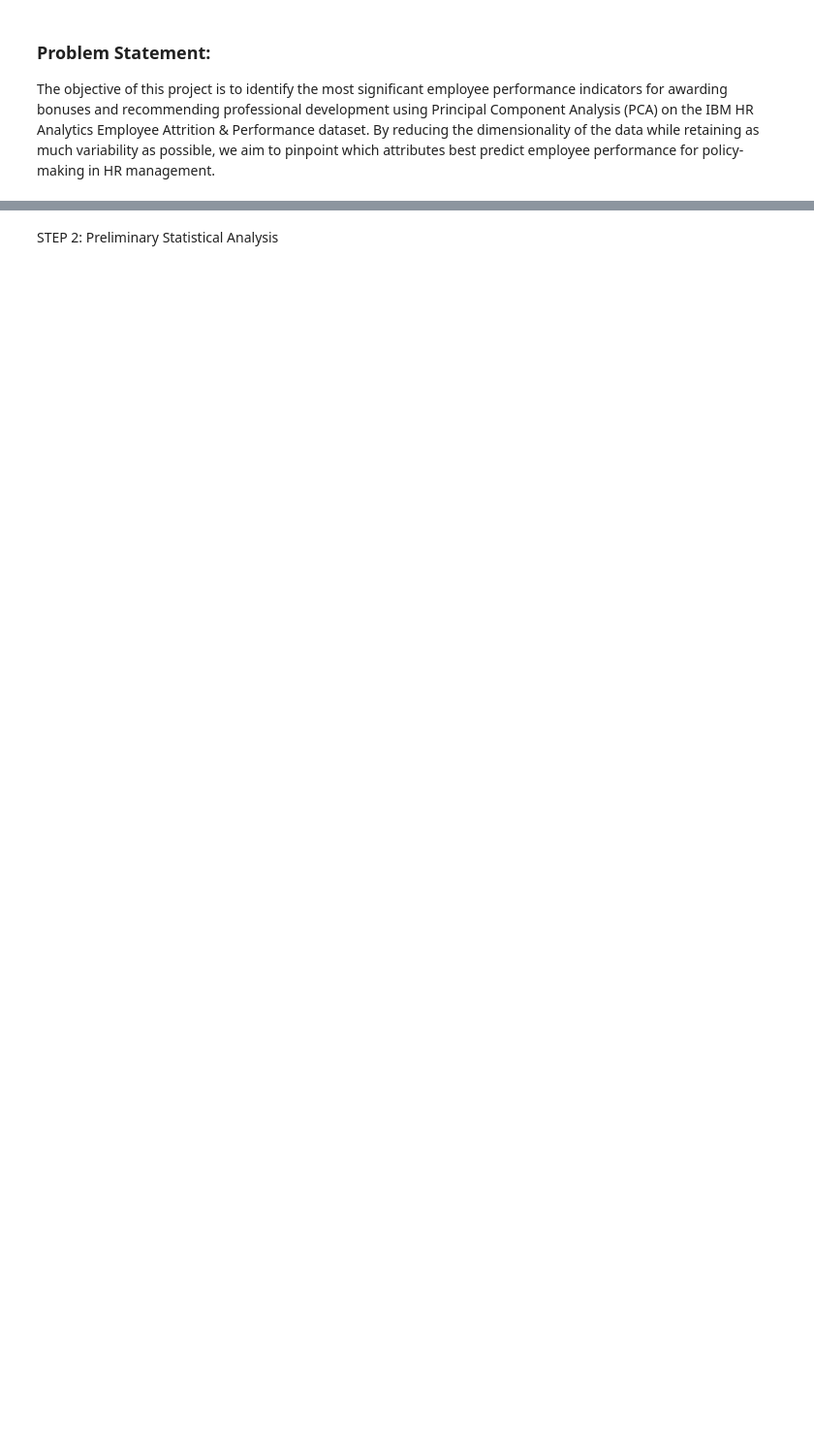
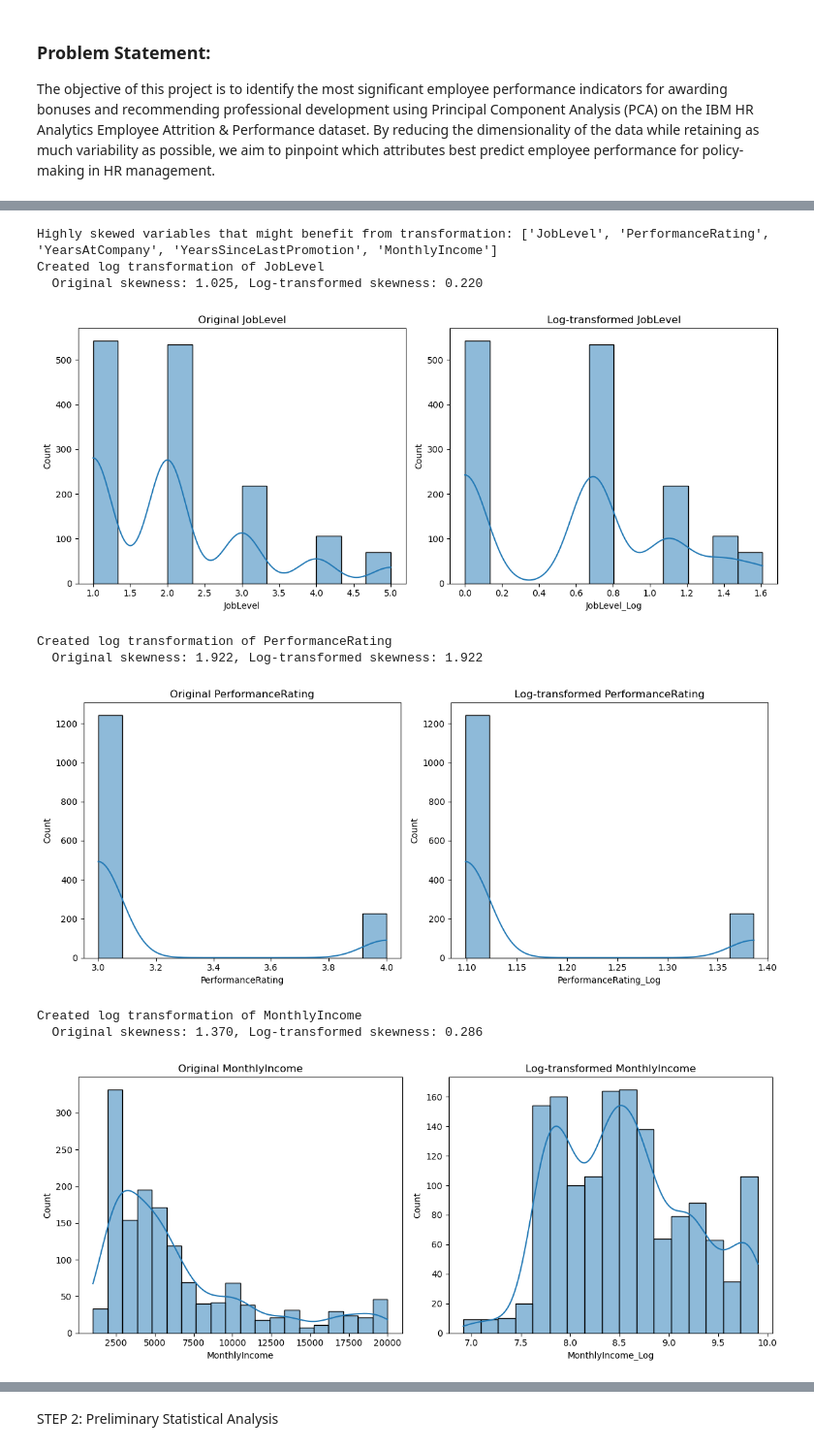
Before and after one commit to rixspaghetti/CST425-VeryLargeInfoSystems, a Jupyter notebook: HumanResourceAnalytics/main.ipynb, the cells around one changed output, grey strips where cells are left out. Shown at 97% size. Cells and saved outputs as stored; diff of their text form; code cells hidden in the pictures; blank space fills up the shorter version.

```diff
--- a/HumanResourceAnalytics/main.ipynb
+++ b/HumanResourceAnalytics/main.ipynb
@@ -62,0 +163,19 @@ dtype: int64
+# %%
+# 5. Feature Engineering - Create Composite Variables
+# Why: These derived features might capture performance aspects better than raw variables
+# Complex relationships between variables can sometimes be better represented by composite metrics
+
+# Productivity ratio: Income relative to experience
+df['ProductivityRatio'] = df['MonthlyIncome'] / (df['TotalWorkingYears'] + 1)  # Adding 1 to avoid division by zero
+
+# Career progression speed: Ratio of current role to total years
+df['CareerProgressionSpeed'] = df['JobLevel'] / (df['YearsAtCompany'] + 1)  # Adding 1 to avoid division by zero
+
+# Satisfaction composite score
+satisfaction_cols = ['JobSatisfaction', 'EnvironmentSatisfaction', 'WorkLifeBalance', 'RelationshipSatisfaction']
+if all(col in df.columns for col in satisfaction_cols):
+    df['SatisfactionComposite'] = df[satisfaction_cols].mean(axis=1)
+
+# Display the first few rows with new features
+print("\nDataFrame with new engineered features:")
+display(df[['ProductivityRatio', 'CareerProgressionSpeed', 'SatisfactionComposite']].head())
@@ -72,0 +200,40 @@ data.head()
+# %%
+# 6. Data Transformation for Skewed Variables
+# Why: Transform highly skewed variables to improve normality
+# Log transformations can help normalize right-skewed data, making PCA more effective
+skewed_vars = skewness[skewness['Skewness'].abs() > 1].index.tolist()
+print(f"\nHighly skewed variables that might benefit from transformation: {skewed_vars}")
+
+# Create transformed versions of skewed variables
+for var in skewed_vars:
+    if df[var].min() > 0:  # Only transform positive variables
+        df[f'{var}_Log'] = np.log(df[var])
+        print(f"Created log transformation of {var}")
+
+        # Compare skewness before and after transformation
+        original_skew = df[var].skew()
+        transformed_skew = df[f'{var}_Log'].skew()
+        print(f"  Original skewness: {original_skew:.3f}, Log-transformed skewness: {transformed_skew:.3f}")
+
+        # Visualize the transformation
+        plt.figure(figsize=(12, 5))
+        plt.subplot(1, 2, 1)
+        sns.histplot(df[var], kde=True)
+        plt.title(f'Original {var}')
+
+        plt.subplot(1, 2, 2)
+        sns.histplot(df[f'{var}_Log'], kde=True)
+        plt.title(f'Log-transformed {var}')
+        plt.tight_layout()
+        plt.show()
+# %% [output]
+Highly skewed variables that might benefit from transformation: ['JobLevel', 'PerformanceRating', 'YearsAtCompany', 'YearsSinceLastPromotion', 'MonthlyIncome']
+Created log transformation of JobLevel
+  Original skewness: 1.025, Log-transformed skewness: 0.220
+[figure, added]
+Created log transformation of PerformanceRating
+  Original skewness: 1.922, Log-transformed skewness: 1.922
+[figure, added]
+Created log transformation of MonthlyIncome
+  Original skewness: 1.370, Log-transformed skewness: 0.286
+[figure, added]
```
Also changed, not shown: parts of 13 cells of this notebook.
